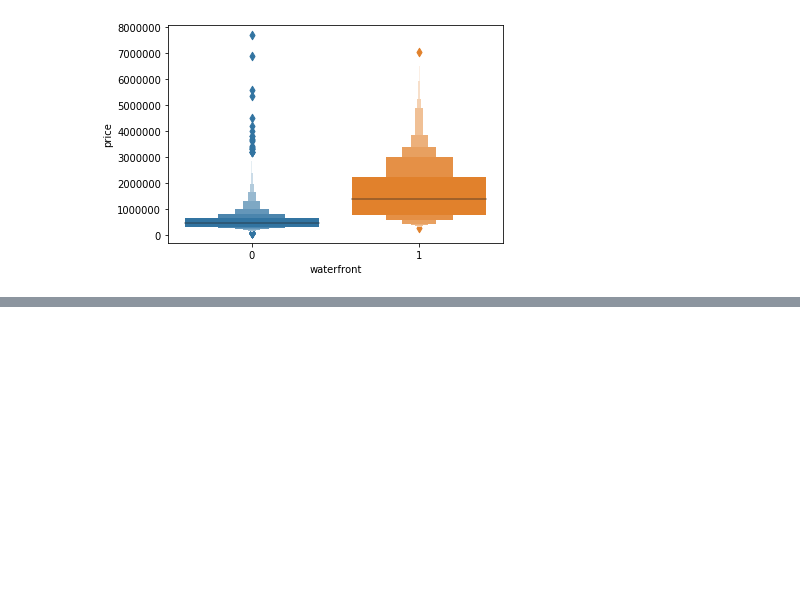
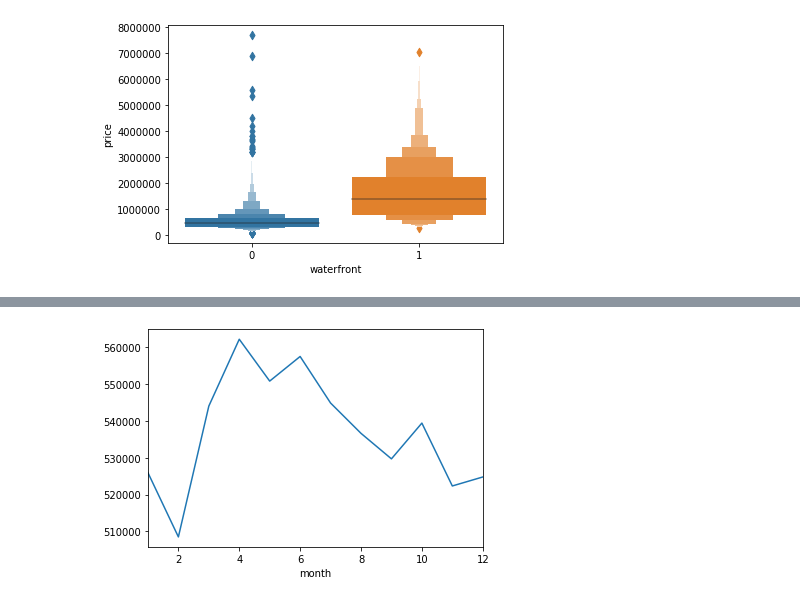
Before and after one commit to ikolokoltsev/Keras, a Jupyter notebook: Regression/Price of hous.ipynb, the cells around one changed output, grey strips where cells are left out. Drawn from its saved outputs; the diff is of its cells as text; code cells hidden in the pictures; blank space fills up the shorter version.

```diff
--- a/Regression/Price of hous.ipynb
+++ b/Regression/Price of hous.ipynb
@@ -175,0 +205,5 @@ plt.show()
+# %%
+df.groupby('month').mean()['price'].plot()
+plt.show()
+# %% [output]
+[figure, added]
```
Also changed, not shown: parts of 44 cells of this notebook.
